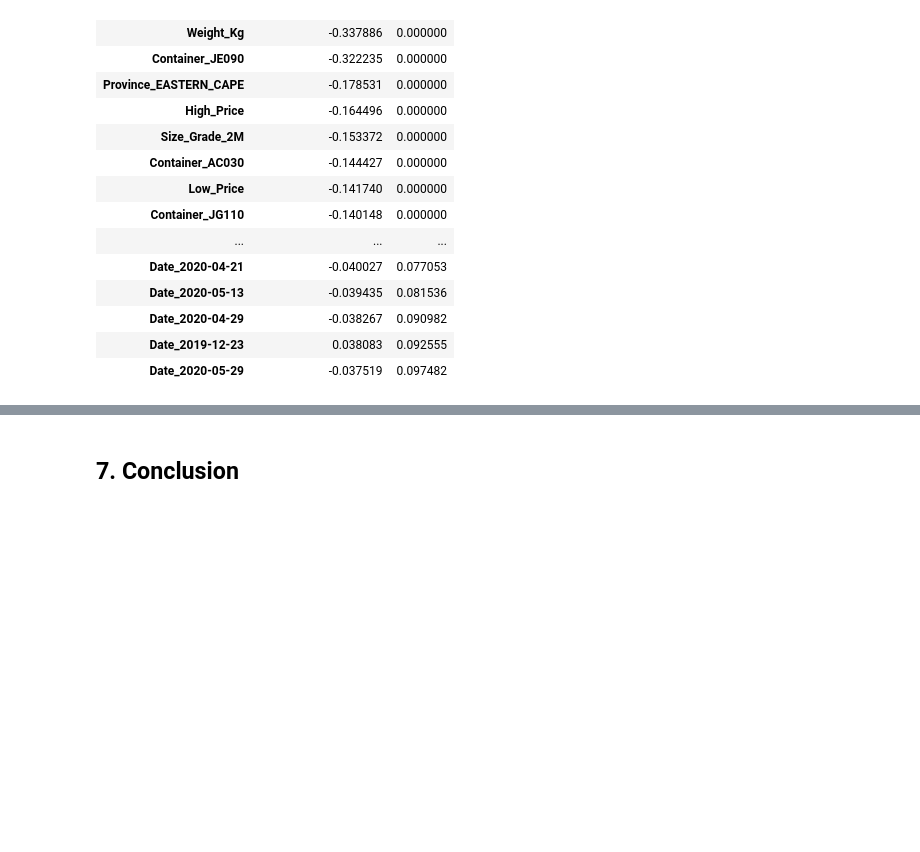
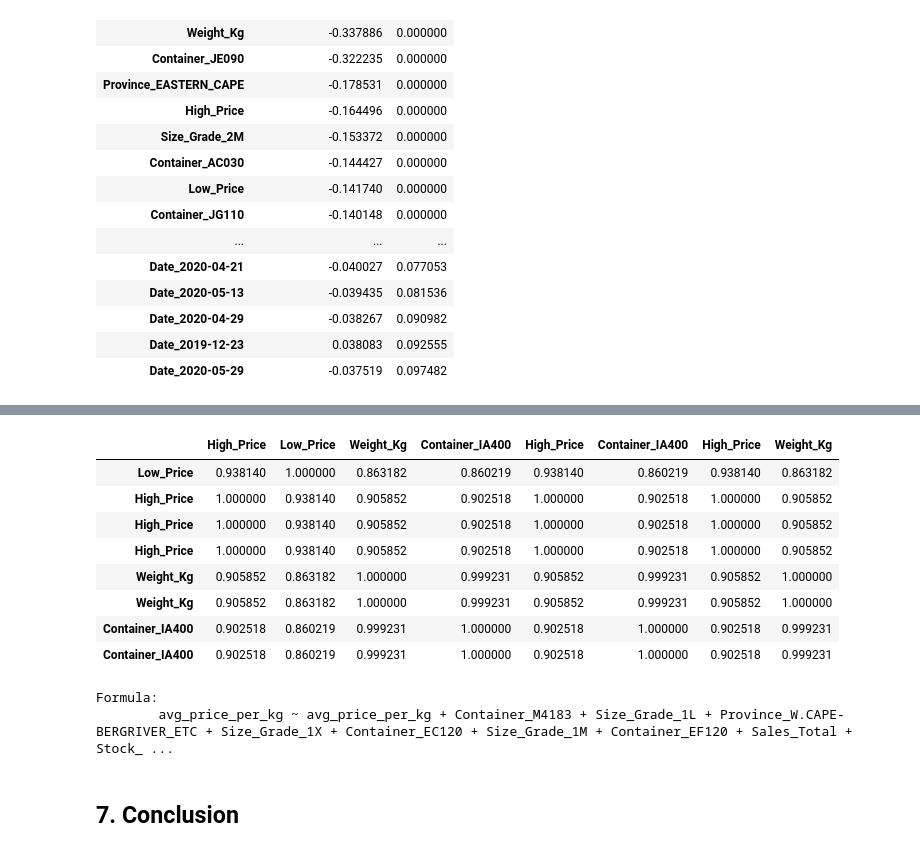
Before and after one commit to lkrump7/regression-apples-predict-api-template, a Jupyter notebook: Linear Regression team TS2.ipynb, the cells around one changed output, grey strips where cells are left out. Saved outputs shown, nothing was run; the diff lists cells and outputs as text; code cells hidden in the pictures; blank space fills up the shorter version.

```diff
--- a/Linear Regression team TS2.ipynb
+++ b/Linear Regression team TS2.ipynb
@@ -679,3 +715,37 @@ train_set_cp_sorted[train_set_cp_sorted['P_Value']<0.1]
+# %%
+# As before, we create the correlation matrix
+# and find rows and columnd where correlation coefficients > 0.9 or <-0.9
+corr = X_data.corr()
+r, c = np.where(np.abs(corr) > 0.9)
+
+# We are only interested in the off diagonal entries:
+off_diagonal = np.where(r != c)
+
+# Show the correlation matrix rows and columns where we have highly correlated off diagonal entries:
+corr.iloc[r[off_diagonal], c[off_diagonal]]
+# %% [output]
+|  | High_Price | Low_Price | Weight_Kg | Container_IA400 | High_Price | Container_IA400 | High_Price | Weight_Kg |
+| Low_Price | 0.938140 | 1.000000 | 0.863182 | 0.860219 | 0.938140 | 0.860219 | 0.938140 | 0.863182 |
+| High_Price | 1.000000 | 0.938140 | 0.905852 | 0.902518 | 1.000000 | 0.902518 | 1.000000 | 0.905852 |
+| High_Price | 1.000000 | 0.938140 | 0.905852 | 0.902518 | 1.000000 | 0.902518 | 1.000000 | 0.905852 |
+| High_Price | 1.000000 | 0.938140 | 0.905852 | 0.902518 | 1.000000 | 0.902518 | 1.000000 | 0.905852 |
+| Weight_Kg | 0.905852 | 0.863182 | 1.000000 | 0.999231 | 0.905852 | 0.999231 | 0.905852 | 1.000000 |
+| Weight_Kg | 0.905852 | 0.863182 | 1.000000 | 0.999231 | 0.905852 | 0.999231 | 0.905852 | 1.000000 |
+| Container_IA400 | 0.902518 | 0.860219 | 0.999231 | 1.000000 | 0.902518 | 1.000000 | 0.902518 | 0.999231 |
+| Container_IA400 | 0.902518 | 0.860219 | 0.999231 | 1.000000 | 0.902518 | 1.000000 | 0.902518 | 0.999231 |
+# %%
+# Lets take a new subset of our potential independent variables
+
+X_remove = ['High_Price']
+X_remove = ['Low_Price']
+X_corr_names = [col for col in X_names if col not in X_remove]
+
+# Create our new OLS formula based-upon our smaller subset
+formula_str = y_name+' ~ '+' + '.join(X_corr_names);
+print('Formula:\n\t{}'.format(formula_str))
+# %% [output]
+Formula:
+        avg_price_per_kg ~ avg_price_per_kg + Container_M4183 + Size_Grade_1L + Province_W.CAPE-BERGRIVER_ETC + Size_Grade_1X + Container_EC120 + Size_Grade_1M + Container_EF120 + Sales_Total + Stock_ ...
 # %% [markdown]
 ## 7. Conclusion <a name="conclude"></a>
 # %% [markdown]
```
Also changed, not shown: parts of 4 cells of this notebook.
